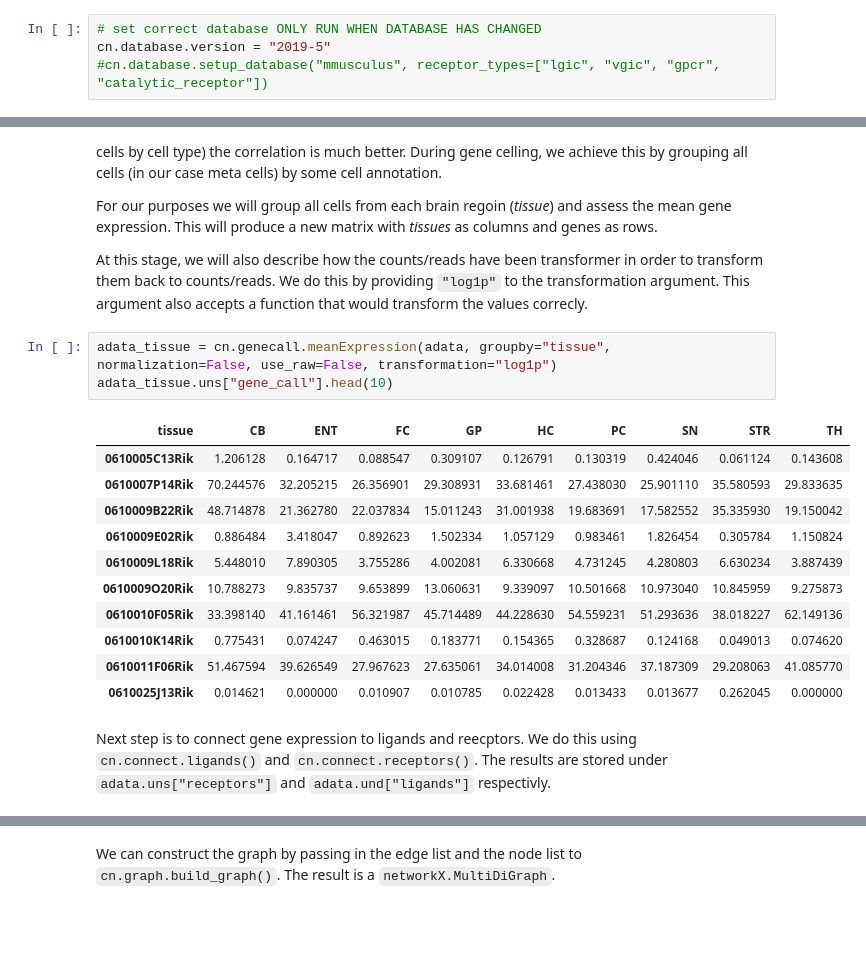
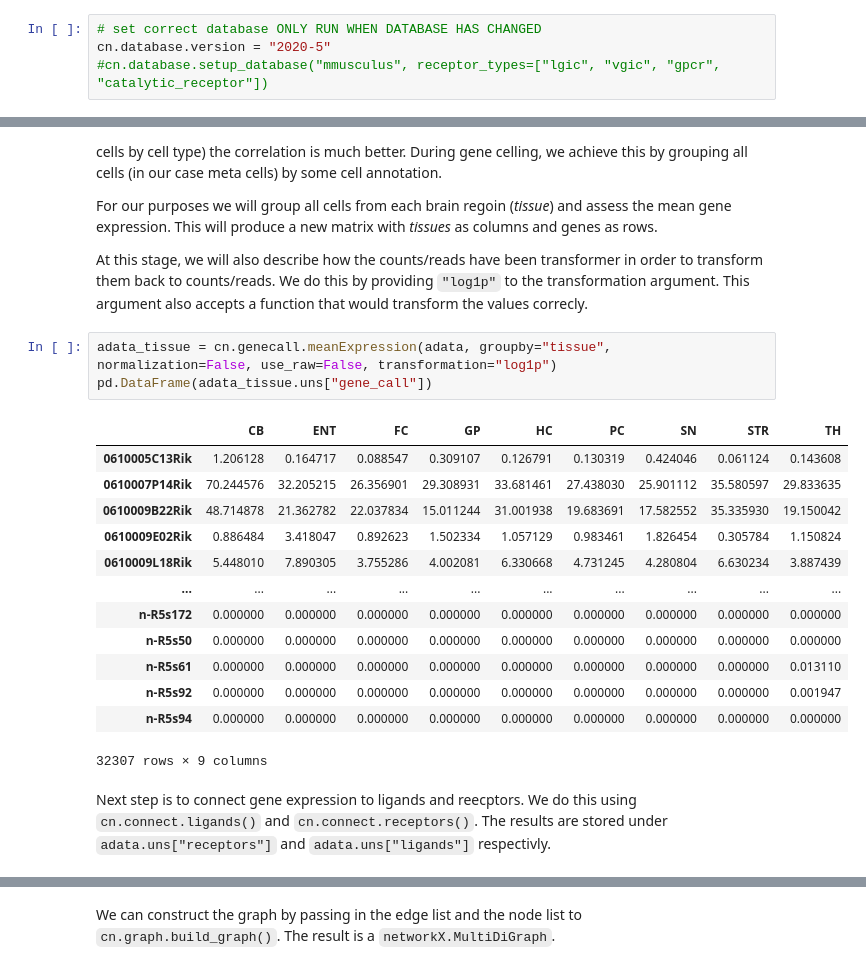
Before and after one commit to JonETJakobsson/scConnect, a Jupyter notebook: tutorial/Connecting brain regions.ipynb, the cells around one changed output, grey strips where cells are left out. Cells and saved outputs as stored; diff of their text form; blank space fills up the shorter version.

```diff
--- a/tutorial/Connecting brain regions.ipynb
+++ b/tutorial/Connecting brain regions.ipynb
@@ -97,7 +97,7 @@ Guide to Pharmacology (GTF) update their database regularly, and we include the
 **Note:** You will only have to run this once, as the files are changed in the package. If you run another pipeline with other database setting for the same species, you will have to rerun this database setup.
 # %%
 # set correct database ONLY RUN WHEN DATABASE HAS CHANGED
-cn.database.version = "2019-5"
+cn.database.version = "2020-5"
 #cn.database.setup_database("mmusculus", receptor_types=["lgic", "vgic", "gpcr", "catalytic_receptor"])
 # %% [markdown]
 # Gene calling
@@ -108,21 +108,23 @@ For our purposes we will group all cells from each brain regoin (*tissue*) and a
 At this stage, we will also describe how the counts/reads have been transformer in order to transform them back to counts/reads. We do this by providing `"log1p"` to the transformation argument. This argument also accepts a function that would transform the values correcly.
 # %%
 adata_tissue = cn.genecall.meanExpression(adata, groupby="tissue", normalization=False, use_raw=False, transformation="log1p")
-adata_tissue.uns["gene_call"].head(10)
+pd.DataFrame(adata_tissue.uns["gene_call"])
 # %% [output]
-| tissue | CB | ENT | FC | GP | HC | PC | SN | STR | TH |
+|  | CB | ENT | FC | GP | HC | PC | SN | STR | TH |
 | 0610005C13Rik | 1.206128 | 0.164717 | 0.088547 | 0.309107 | 0.126791 | 0.130319 | 0.424046 | 0.061124 | 0.143608 |
-| 0610007P14Rik | 70.244576 | 32.205215 | 26.356901 | 29.308931 | 33.681461 | 27.438030 | 25.901110 | 35.580593 | 29.833635 |
-| 0610009B22Rik | 48.714878 | 21.362780 | 22.037834 | 15.011243 | 31.001938 | 19.683691 | 17.582552 | 35.335930 | 19.150042 |
+| 0610007P14Rik | 70.244576 | 32.205215 | 26.356901 | 29.308931 | 33.681461 | 27.438030 | 25.901112 | 35.580597 | 29.833635 |
+| 0610009B22Rik | 48.714878 | 21.362782 | 22.037834 | 15.011244 | 31.001938 | 19.683691 | 17.582552 | 35.335930 | 19.150042 |
 | 0610009E02Rik | 0.886484 | 3.418047 | 0.892623 | 1.502334 | 1.057129 | 0.983461 | 1.826454 | 0.305784 | 1.150824 |
-| 0610009L18Rik | 5.448010 | 7.890305 | 3.755286 | 4.002081 | 6.330668 | 4.731245 | 4.280803 | 6.630234 | 3.887439 |
-| 0610009O20Rik | 10.788273 | 9.835737 | 9.653899 | 13.060631 | 9.339097 | 10.501668 | 10.973040 | 10.845959 | 9.275873 |
-| 0610010F05Rik | 33.398140 | 41.161461 | 56.321987 | 45.714489 | 44.228630 | 54.559231 | 51.293636 | 38.018227 | 62.149136 |
-| 0610010K14Rik | 0.775431 | 0.074247 | 0.463015 | 0.183771 | 0.154365 | 0.328687 | 0.124168 | 0.049013 | 0.074620 |
-| 0610011F06Rik | 51.467594 | 39.626549 | 27.967623 | 27.635061 | 34.014008 | 31.204346 | 37.187309 | 29.208063 | 41.085770 |
-| 0610025J13Rik | 0.014621 | 0.000000 | 0.010907 | 0.010785 | 0.022428 | 0.013433 | 0.013677 | 0.262045 | 0.000000 |
+| 0610009L18Rik | 5.448010 | 7.890305 | 3.755286 | 4.002081 | 6.330668 | 4.731245 | 4.280804 | 6.630234 | 3.887439 |
+| ... | ... | ... | ... | ... | ... | ... | ... | ... | ... |
+| n-R5s172 | 0.000000 | 0.000000 | 0.000000 | 0.000000 | 0.000000 | 0.000000 | 0.000000 | 0.000000 | 0.000000 |
+| n-R5s50 | 0.000000 | 0.000000 | 0.000000 | 0.000000 | 0.000000 | 0.000000 | 0.000000 | 0.000000 | 0.000000 |
+| n-R5s61 | 0.000000 | 0.000000 | 0.000000 | 0.000000 | 0.000000 | 0.000000 | 0.000000 | 0.000000 | 0.013110 |
+| n-R5s92 | 0.000000 | 0.000000 | 0.000000 | 0.000000 | 0.000000 | 0.000000 | 0.000000 | 0.000000 | 0.001947 |
+| n-R5s94 | 0.000000 | 0.000000 | 0.000000 | 0.000000 | 0.000000 | 0.000000 | 0.000000 | 0.000000 | 0.000000 |
+32307 rows × 9 columns
 # %% [markdown]
-Next step is to connect gene expression to ligands and reecptors. We do this using `cn.connect.ligands()` and `cn.connect.receptors()`. The results are stored under `adata.uns["receptors"]` and `adata.und["ligands"]` respectivly.
+Next step is to connect gene expression to ligands and reecptors. We do this using `cn.connect.ligands()` and `cn.connect.receptors()`. The results are stored under `adata.uns["receptors"]` and `adata.uns["ligands"]` respectivly.
 # %%
 adata_tissue = cn.connect.ligands(adata_tissue)
 adata_tissue = cn.connect.receptors(adata_tissue)
```
Also changed, not shown: parts of 22 cells of this notebook, 5 other files.
